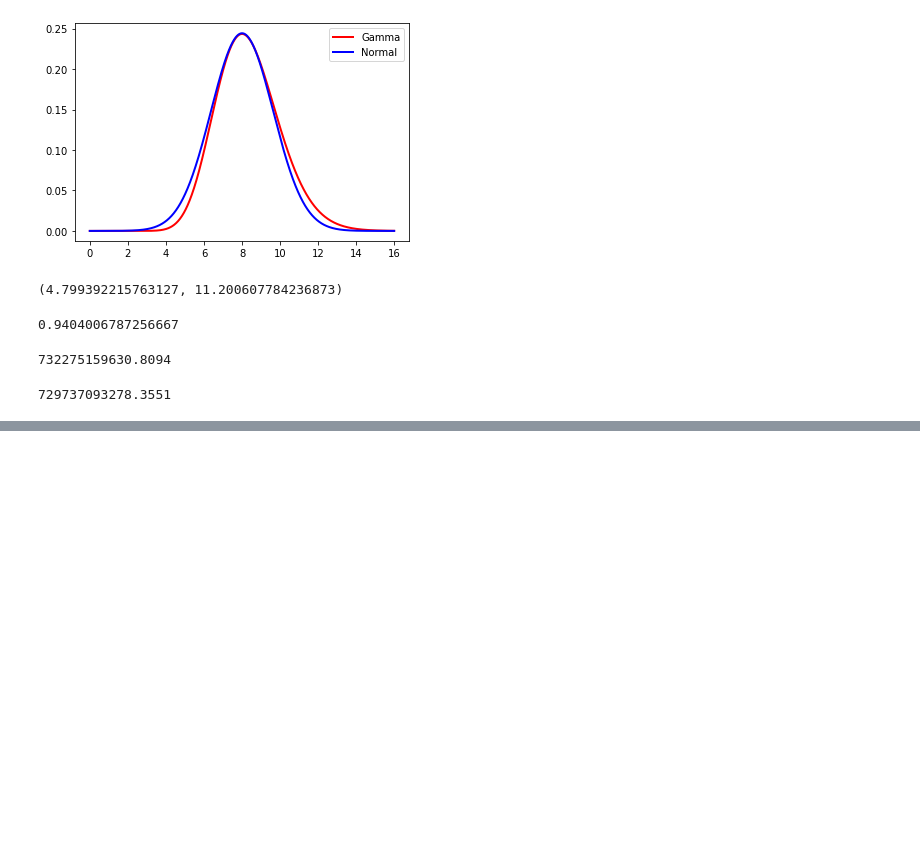
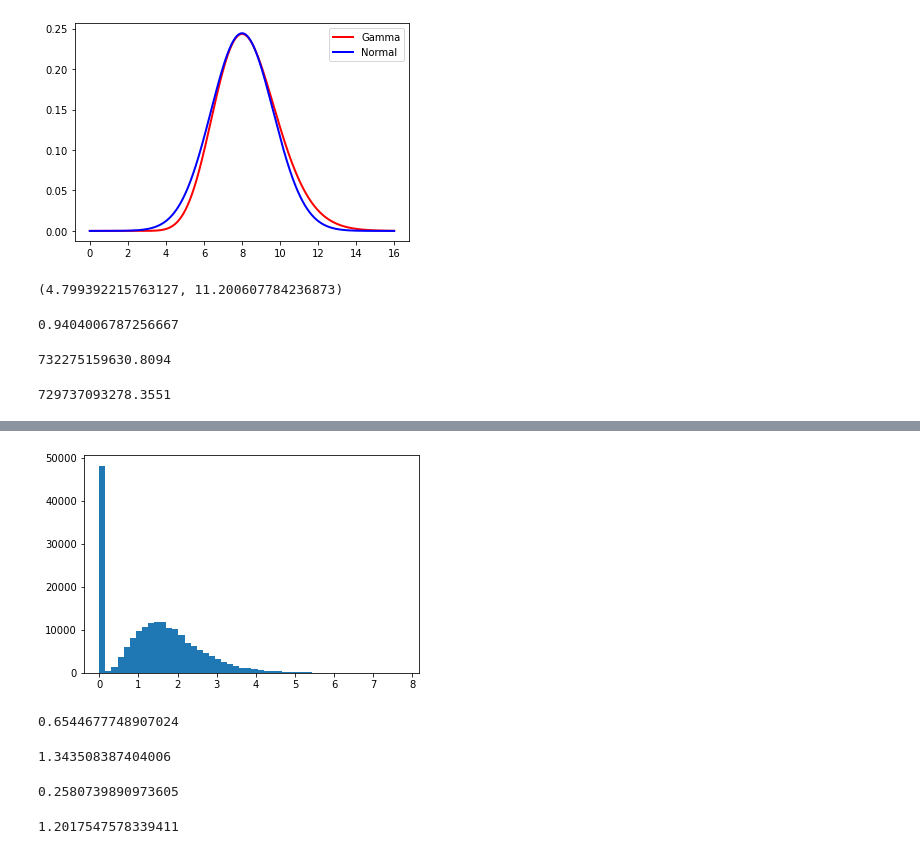
Before and after one commit to Peacock-Biscuit/MSSTAT, a Jupyter notebook: ISyE6420 Bayesian Statistics/Demo/Unit5.ipynb, the cells around one changed output, grey strips where cells are left out. Saved outputs shown, nothing was run; the diff lists cells and outputs as text; code cells hidden in the pictures; blank space fills up the shorter version.

```diff
--- a/ISyE6420 Bayesian Statistics/Demo/Unit5.ipynb
+++ b/ISyE6420 Bayesian Statistics/Demo/Unit5.ipynb
@@ -109,0 +192,21 @@ np.sqrt(2 * np.pi) * (r+alpha-1)**(r + alpha -1/2) /((beta + x)**(r +alpha)) * n
+# %%
+plt.hist(etas[5000:], bins=50)
+plt.show()
+# %% [output]
+[figure, added]
+# %%
+np.mean(alphas)
+# %% [output]
+0.6544677748907024
+# %%
+np.mean(etas)
+# %% [output]
+1.343508387404006
+# %%
+np.var(alphas)
+# %% [output]
+0.2580739890973605
+# %%
+np.var(etas)
+# %% [output]
+1.2017547578339411
```
Also changed, not shown: parts of 12 cells of this notebook.
